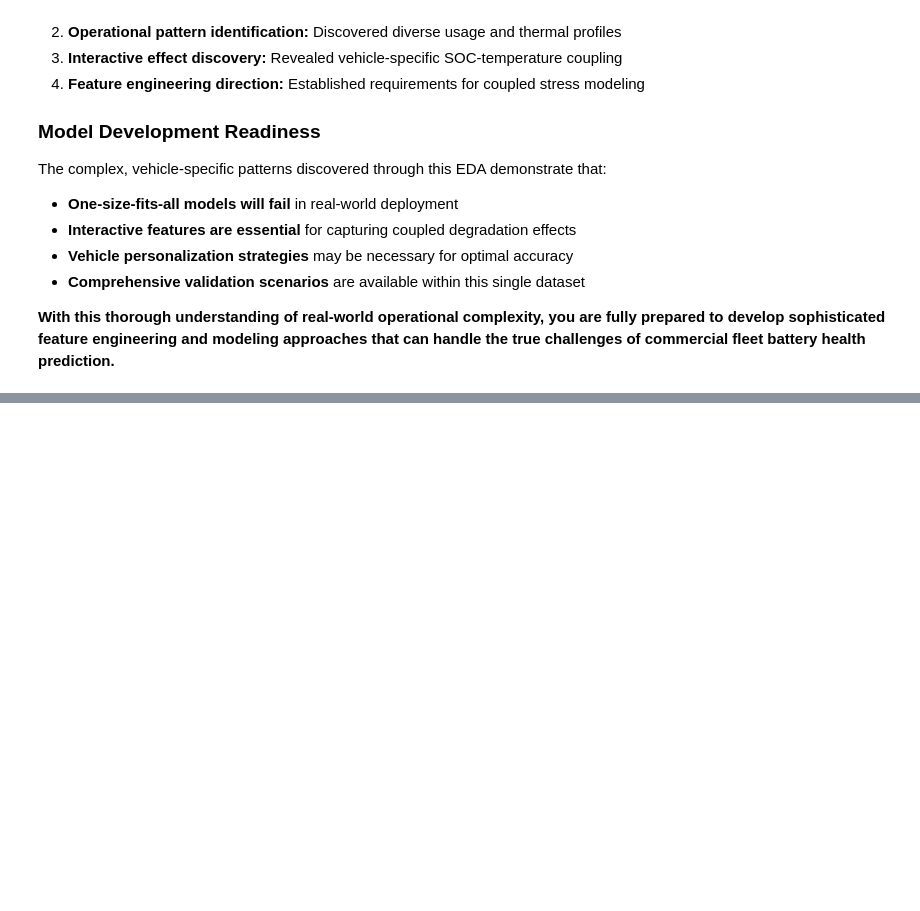
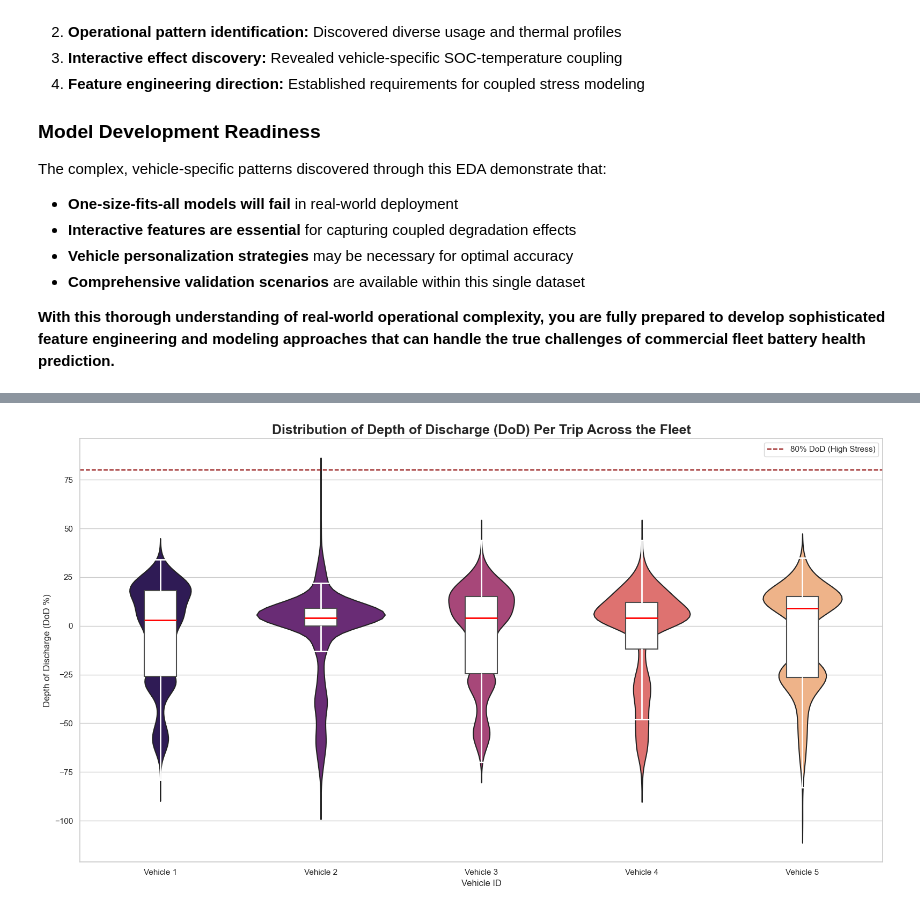
Before and after one commit to Jai-Kumar786/EV_Predictive_Maintenance, a Jupyter notebook: notebooks/03_real_world_data_exploration.ipynb, the cells around one changed output, grey strips where cells are left out. Saved outputs shown, nothing was run; the diff lists cells and outputs as text; code cells hidden in the pictures; blank space fills up the shorter version.

```diff
--- a/notebooks/03_real_world_data_exploration.ipynb
+++ b/notebooks/03_real_world_data_exploration.ipynb
@@ -1244,0 +3069,73 @@ The complex, vehicle-specific patterns discovered through this EDA demonstrate t
+# %%
+import pandas as pd
+import matplotlib.pyplot as plt
+import seaborn as sns
+import numpy as np
+
+print("--- Engineering and Visualizing Depth of Discharge (DoD) ---")
+
+# Assuming 'df_segmented' is the DataFrame with the 'trip_id' column.
+
+try:
+    # --- Step 1: Feature Engineering - Calculate DoD for each trip ---
+    # Filter out non-trip data
+    trips_df = df_segmented[df_segmented['trip_id'] > 0].copy()
+
+    # Group by each unique trip for each vehicle
+    grouped_trips = trips_df.groupby(['vehicle_id', 'trip_id'])
+
+    # Calculate the start and end SOC for each trip
+    soc_start = grouped_trips['soc'].first()
+    soc_end = grouped_trips['soc'].last()
+
+    # Calculate DoD
+    dod = soc_start - soc_end
+
+    # Create a new DataFrame with the results
+    dod_df = dod.reset_index(name='dod')
+    print(f"Successfully calculated DoD for {len(dod_df)} trips.")
+
+    # --- Step 2: Visualization - DoD Distribution Across the Fleet ---
+    plt.figure(figsize=(16, 9))
+    sns.set_theme(style="whitegrid")
+
+    # Create the violin plot as the base layer
+    ax = sns.violinplot(
+        data=dod_df,
+        x='vehicle_id',
+        y='dod',
+        palette='magma',
+        order=['Vehicle 1', 'Vehicle 2', 'Vehicle 3', 'Vehicle 4', 'Vehicle 5'],
+        inner=None # Remove the default inner plot of the violin
+    )
+
+    # Overlay a box plot on top of the violin plot
+    sns.boxplot(
+        data=dod_df,
+        x='vehicle_id',
+        y='dod',
+        order=['Vehicle 1', 'Vehicle 2', 'Vehicle 3', 'Vehicle 4', 'Vehicle 5'],
+        width=0.2,
+        boxprops={'facecolor':'white', 'zorder': 10},
+        whiskerprops={'color':'white', 'linewidth': 2, 'zorder': 10},
+        capprops={'color':'white', 'linewidth': 2, 'zorder': 10},
+        medianprops={'color':'red', 'linewidth': 2, 'zorder': 10},
+        showfliers=False,
+        ax=ax
+    )
+
+    # Add a horizontal line for a high DoD threshold
+    ax.axhline(y=80, color='darkred', linestyle='--', linewidth=1.5, label='80% DoD (High Stress)')
+
+    # Add titles and labels
+    ax.set_title('Distribution of Depth of Discharge (DoD) Per Trip Across the Fleet', fontsize=18, fontweight='bold')
+    ax.set_xlabel('Vehicle ID', fontsize=12)
+    ax.set_ylabel('Depth of Discharge (DoD %)', fontsize=12)
+    ax.legend()
+
+    plt.tight_layout()
+    plt.show()
+
+except Exception as e:
+    print(f"An error occurred: {e}")
+# %% [output]
@@ -1244,0 +3144 @@ The complex, vehicle-specific patterns discovered through this EDA demonstrate t
+[figure, added]
```
Also changed, not shown: parts of 32 cells of this notebook, 3 other files.
